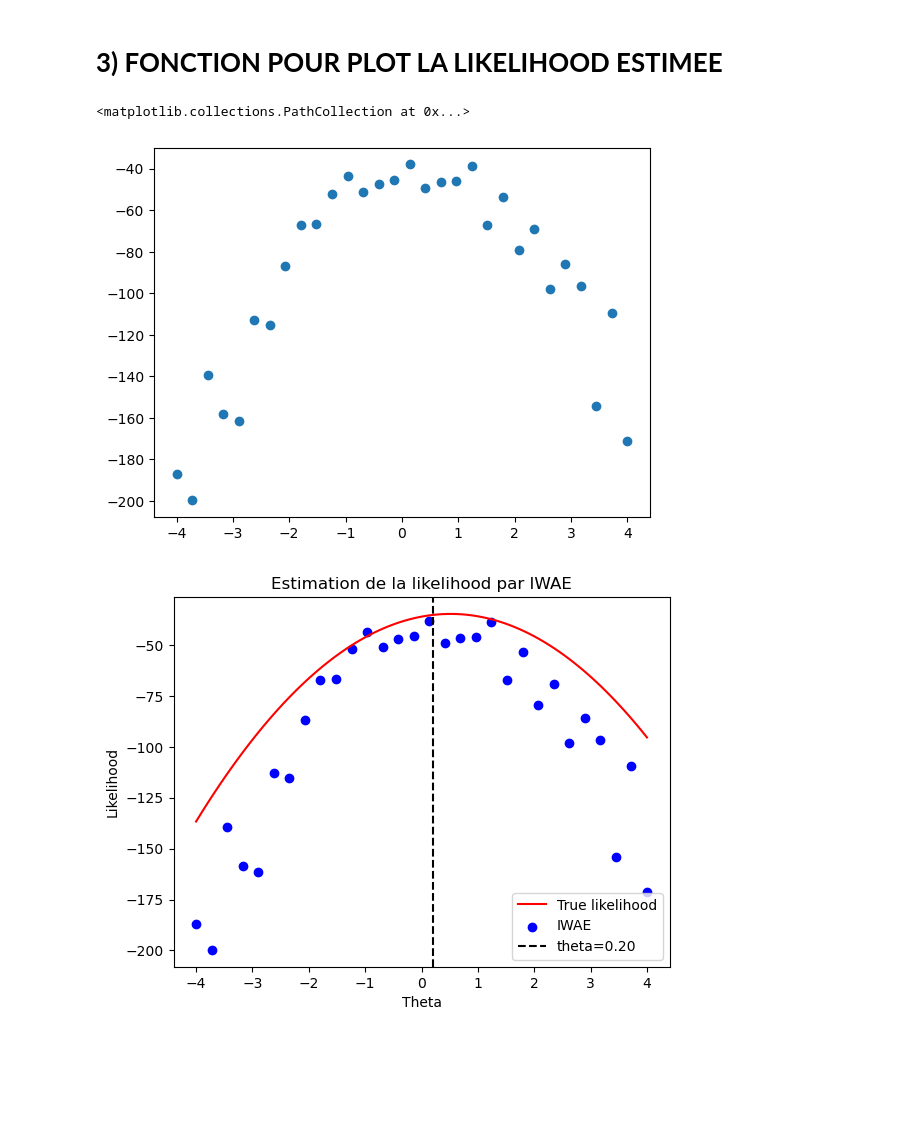
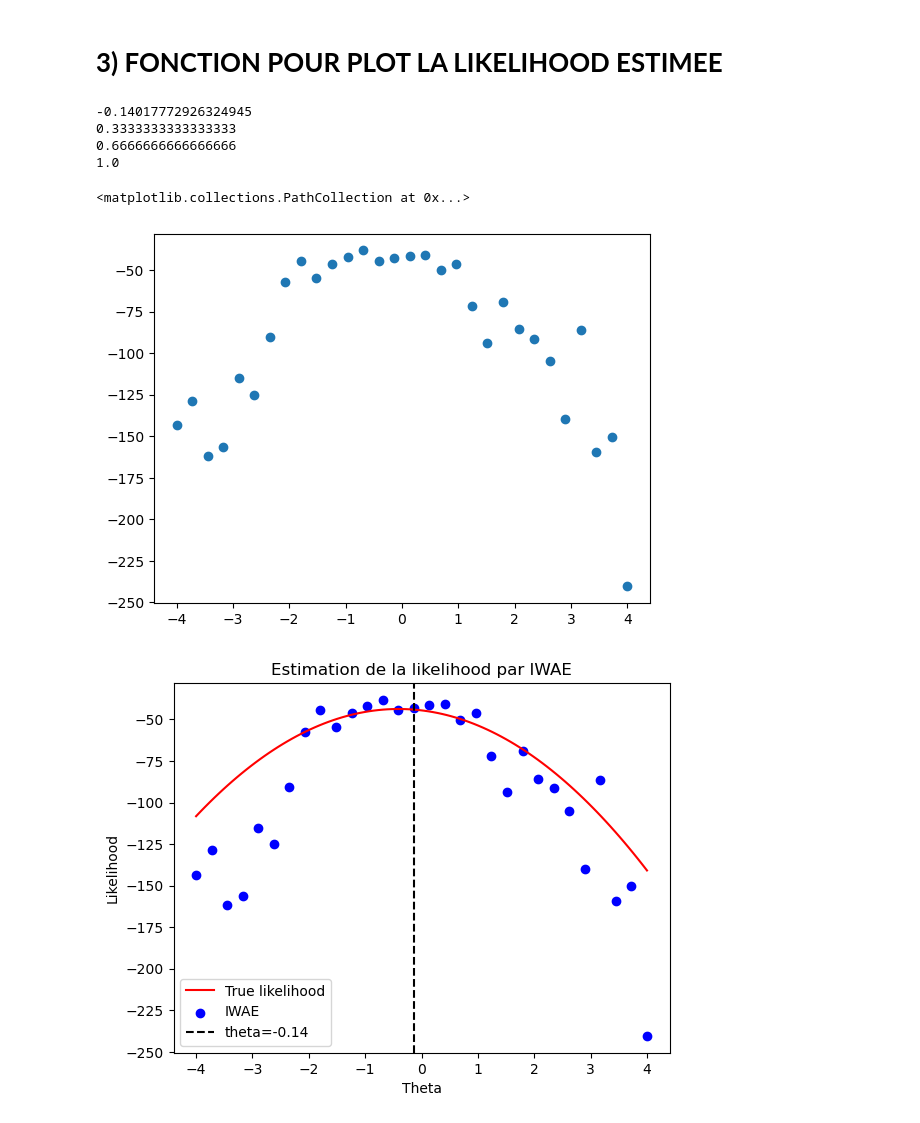
Before and after one commit to JulienPeignon/Monte_Carlo_Simulations, a Jupyter notebook: IWAE.ipynb, the cells around one changed output. Drawn from its saved outputs; the diff is of its cells as text; code cells hidden in the pictures; blank space fills up the shorter version.

```diff
--- a/IWAE.ipynb
+++ b/IWAE.ipynb
@@ -57,7 +57,7 @@ def iwae(n_sim,k,mean,cov,theta):
         w = np.log(p) - np.log(q)
         log_sum = np.log(sum_w(k,w))-np.log(k)
         iwae.append(log_sum)
-    return np.mean(iwae)
+    return np.mean(iwae), x
 # %% [markdown]
 # **3) FONCTION POUR PLOT LA LIKELIHOOD ESTIMEE**
 # %%
@@ -69,16 +69,21 @@ def plot_iwae(debut,fin,pas,n_sim):
         x = []
         y = []
         for k in liste:
-            y.append(iwae(100,5,np.zeros(20)+k,np.identity(20),theta))
+            mean_value, x_data = iwae(100,5,np.zeros(20)+k,np.identity(20),theta)
+            y.append(mean_value)
             x.append(k)
         print((i+1)/n_sim)
-    return x, y, theta
+    return x, y, theta, x_data
 # %%
-#x_iwae,y_iwae, theta = plot_iwae(-4,4,30,3)
+x_iwae,y_iwae, theta, x_data = plot_iwae(-4,4,30,3)
 plt.scatter(x_iwae,y_iwae)
 # %% [output]
-<matplotlib.collections.PathCollection at 0x...>
+-0.14017772926324945
+0.3333333333333333
+0.6666666666666666
+1.0
+<matplotlib.collections.PathCollection at 0x...>
-[figure, old version]
+[figure, new version]
 # %%
 def calcul_likelihood(x,theta):
   cste = (2*np.pi)**(-len(x)/2)*1/(np.sqrt(np.linalg.det(2*np.identity(20))))
@@ -87,17 +92,16 @@ def calcul_likelihood(x,theta):
     somme += (x[i] - theta)**2
   return cste*np.exp(-somme/4)
 # %%
-x = np.random.multivariate_normal(np.zeros(20)+theta, 2*np.identity(20))
 theta_range = np.linspace(-4, 4, 100)
-likelihood_values = [np.log(calcul_likelihood(x, theta)) for theta in theta_range]
+likelihood_values = [np.log(calcul_likelihood(x_data, theta)) for theta in theta_range]
 
 plt.plot(theta_range, likelihood_values, color='r', label='True likelihood')
 plt.scatter(x_iwae,y_iwae, color='b', label='IWAE')
 plt.axvline(x=theta, color='black', linestyle='--', label='theta='+ str('{:.2f}'.format(theta)))
 plt.xlabel('Theta')
 plt.ylabel('Likelihood')
 plt.title('Estimation de la likelihood par IWAE')
 plt.legend(loc='best')
 plt.show()
 # %% [output]
-[figure, old version]
+[figure, new version]
```
